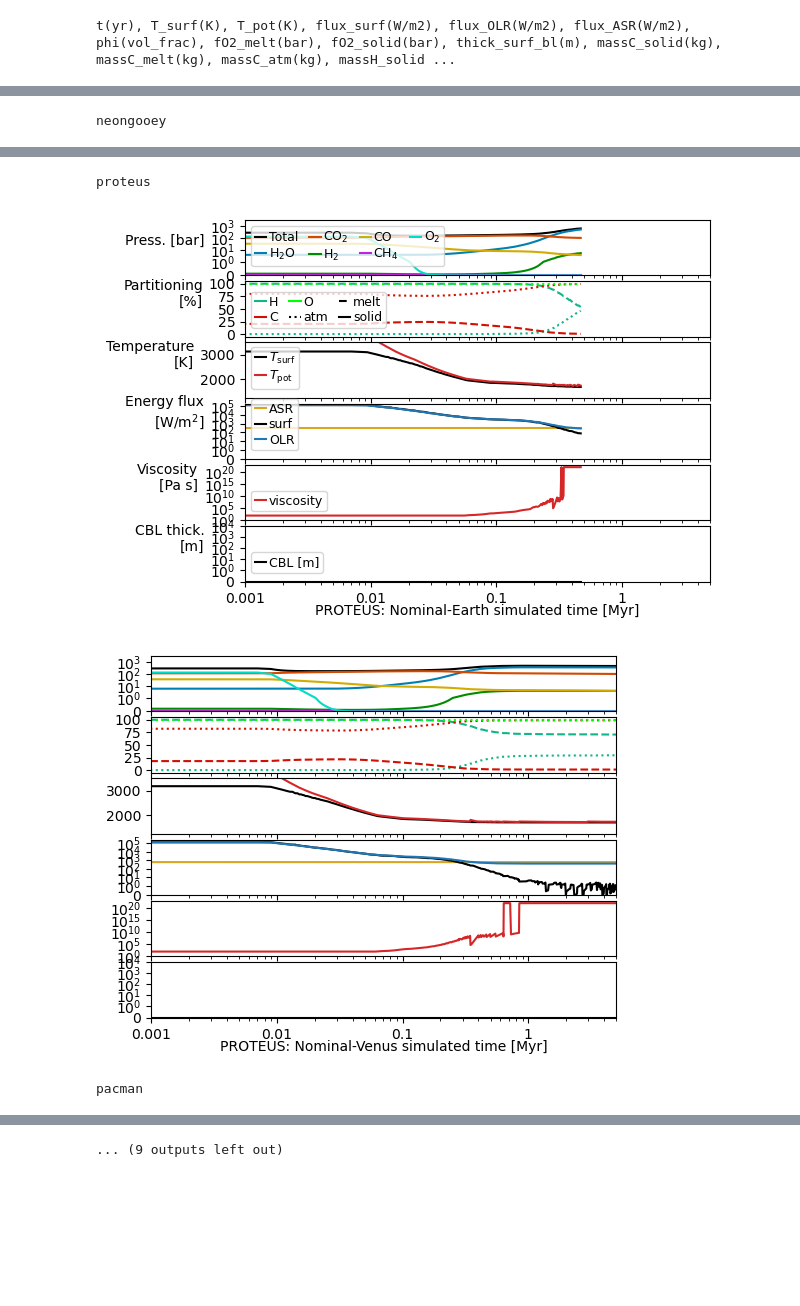
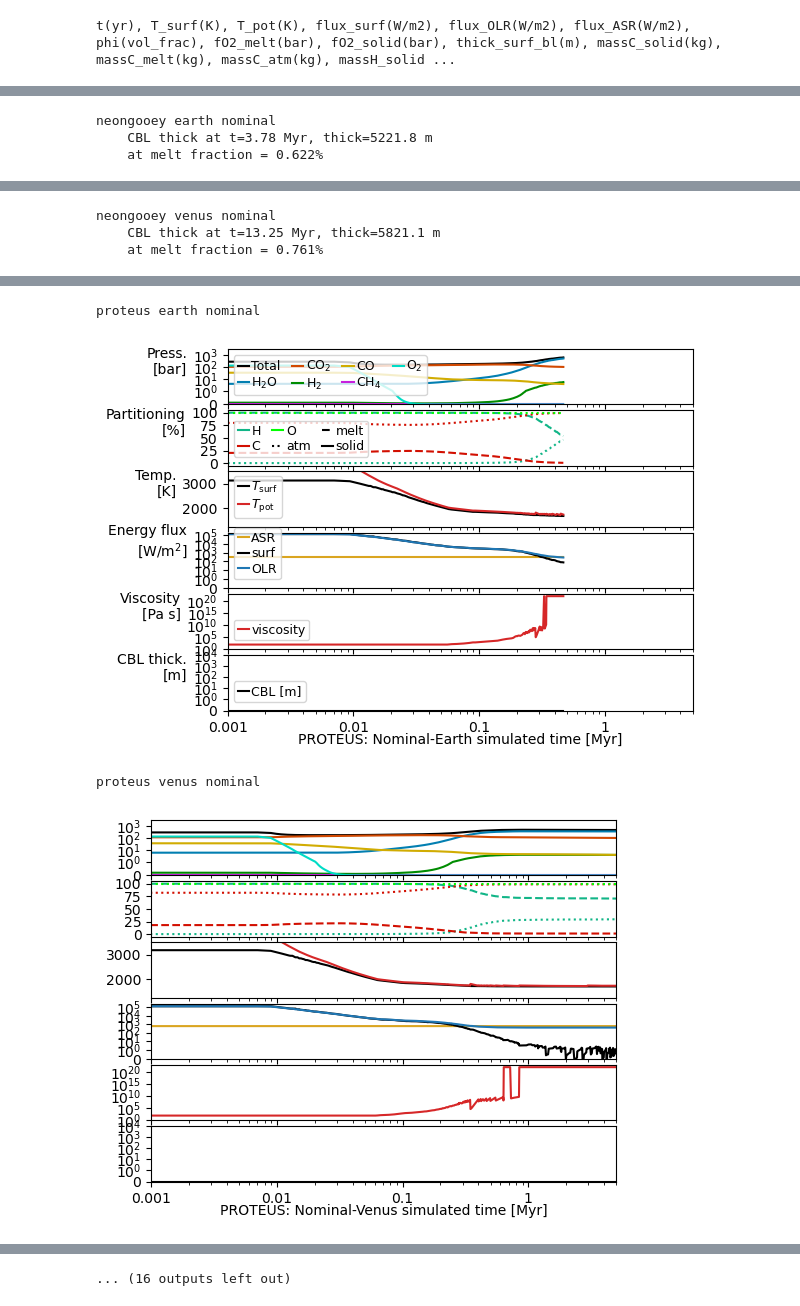
Before and after one commit to projectcuisines/chili, a Jupyter notebook: intercomparison/analysis_solarsystem/individual.ipynb, the cells around one changed output, grey strips where cells are left out. Drawn from its saved outputs; the diff is of its cells as text; code cells hidden in the pictures; blank space fills up the shorter version.

```diff
--- a/intercomparison/analysis_solarsystem/individual.ipynb
+++ b/intercomparison/analysis_solarsystem/individual.ipynb
@@ -44,6 +44,8 @@ print(", ".join(models_data["proteus"]["earth"]["Hhigh-Chigh-evo"].keys()))
 t(yr), T_surf(K), T_pot(K), flux_surf(W/m2), flux_OLR(W/m2), flux_ASR(W/m2), phi(vol_frac), fO2_melt(bar), fO2_solid(bar), thick_surf_bl(m), massC_solid(kg), massC_melt(kg), massC_atm(kg), massH_solid ...
 # %%
 def plot_overview(model, planet, case, ylabels=False, legends=False):
+
+    print(model, planet, case)
 
     Nax = 6
     fig,axs = plt.subplots(Nax,1, figsize=(6,0.5+0.7*Nax), sharex=True)
@@ -59,7 +61,7 @@ def plot_overview(model, planet, case, ylabels=False, legends=False):
         if np.any(y > 0):
             ax.plot(x, y, label=get_label(gas), color=get_color(gas))
     ax.set_yscale("symlog", linthresh=1)
-    ax.set_ylabel("Press. [bar]", rotation=0, ha='right')
+    ax.set_ylabel("Press.\n[bar]", rotation=0, ha='right')
     ax.set_ylim(bottom=0, top=3e3)
 
     # Partitioning
@@ -89,7 +91,7 @@ def plot_overview(model, planet, case, ylabels=False, legends=False):
     ax = axs[2]
     ax.plot(x, dat["T_surf(K)"], c='black',   label=r"$T_{\rm surf}$")
     ax.plot(x, dat["T_pot(K)"],  c='tab:red', label=r"$T_{\rm pot}$")
-    ax.set_ylabel("Temperature\n[K]", rotation=0, ha='right')
+    ax.set_ylabel("Temp.\n[K]", rotation=0, ha='right')
     ax.set_ylim(bottom=1250, top=3500)
 
     # Fluxes
@@ -118,6 +120,13 @@ def plot_overview(model, planet, case, ylabels=False, legends=False):
         ax.plot(x, y, c='k', label="CBL [m]")
         ax.set_yscale("symlog", linthresh=1)
         ax.set_ylim(bottom=0, top=1e4)
+
+        # print when CBL thickness increases
+        for xi, yi in zip(x, y):
+            if yi > 1:
+                print(f"    CBL thick at t={xi:.2f} Myr, thick={yi:.1f} m")
+                print(f"    at melt fraction = {100*dat['phi(vol_frac)'][np.argmin(np.abs(x-xi))]:.3f}%")
+                break
 
 
     for iax,ax in enumerate(axs):
@@ -161,7 +170,6 @@ def plot_overview(model, planet, case, ylabels=False, legends=False):
 
 
 for model in models:
-    print(model)
     for planet in planets:
         ylabels = bool(planet == "earth" )
         plot_overview(model, planet, "nominal", ylabels=ylabels, legends=ylabels)
@@ -171,2 +184,4 @@ gooey
 [figure]
-neongooey
+neongooey earth nominal
+    CBL thick at t=3.78 Myr, thick=5221.8 m
+    at melt fraction = 0.622%
@@ -174,5 +189,8 @@ neongooey
+neongooey venus nominal
+    CBL thick at t=13.25 Myr, thick=5821.1 m
+    at melt fraction = 0.761%
 [figure]
-proteus
+proteus earth nominal
-[figure, old version]
+[figure, new version]
+proteus venus nominal
 [figure]
-pacman
@@ -181 +197 @@ pacman
-... (9 outputs left out)
+... (16 outputs left out)
```
Also changed, not shown: parts of 1 cell of this notebook, 3 other files.
